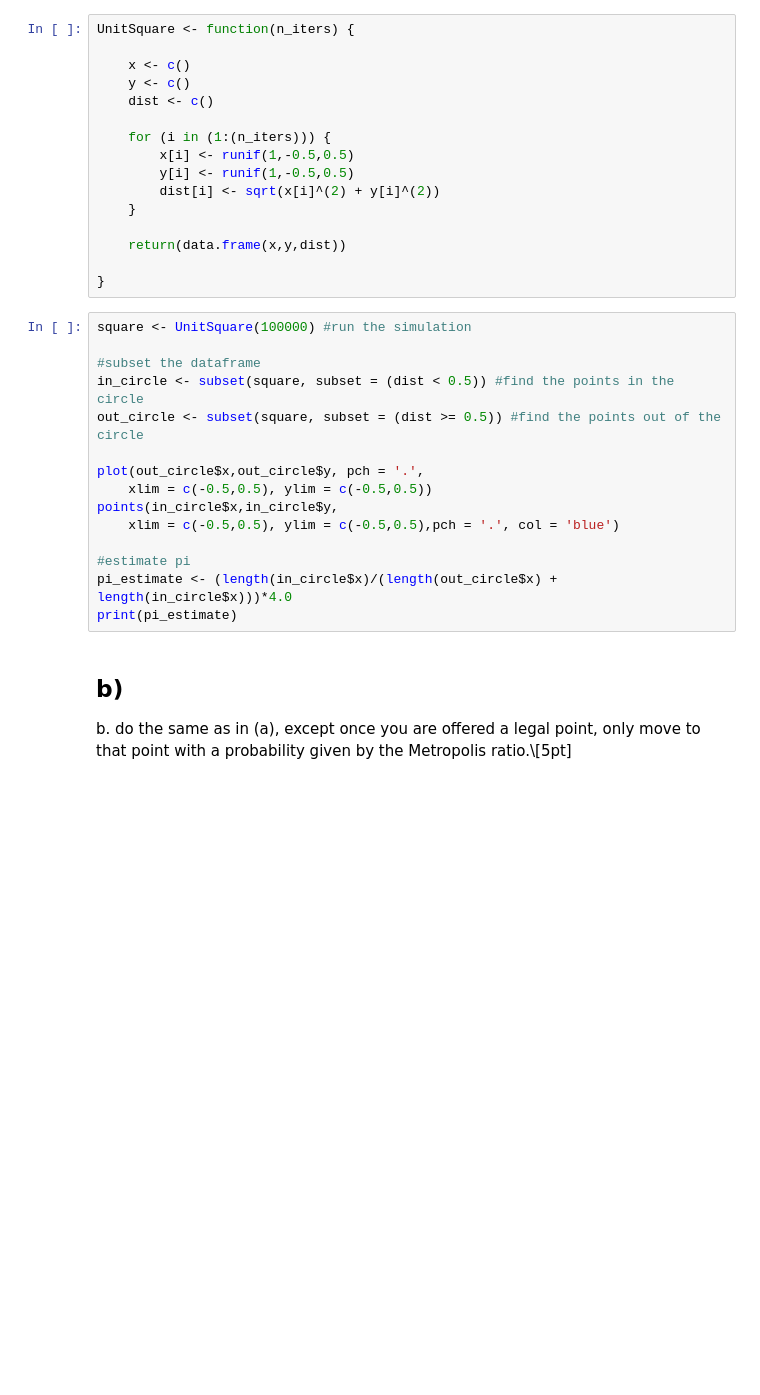
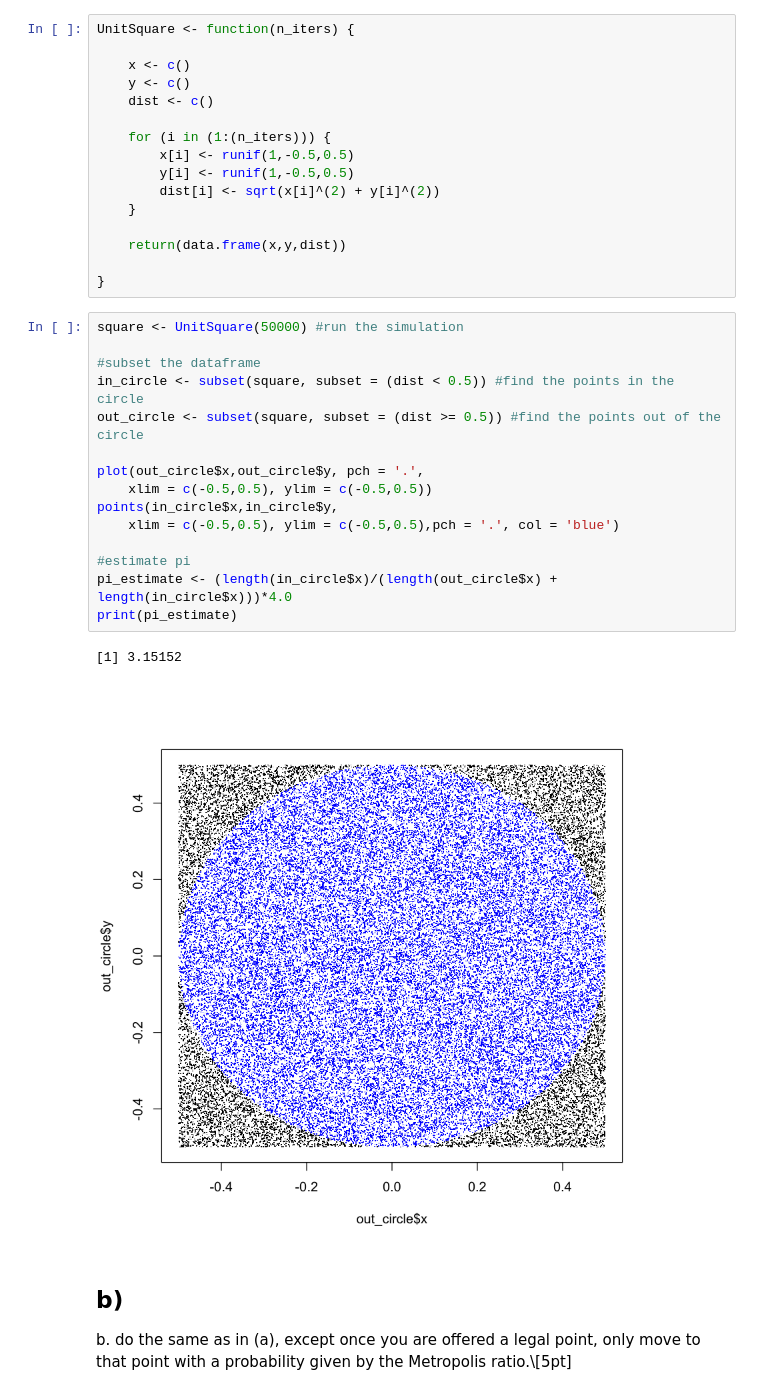
Before and after one commit to franklinmarsh/computational_statistics, a Jupyter notebook: hw4.ipynb, the cells around one changed output. Cells and saved outputs as stored; diff of their text form; blank space fills up the shorter version.

```diff
--- a/hw4.ipynb
+++ b/hw4.ipynb
@@ -97,20 +97,23 @@ UnitSquare <- function(n_iters) {
 
 }
 # %%
-square <- UnitSquare(100000) #run the simulation
+square <- UnitSquare(50000) #run the simulation
 
 #subset the dataframe
 in_circle <- subset(square, subset = (dist < 0.5)) #find the points in the circle
 out_circle <- subset(square, subset = (dist >= 0.5)) #find the points out of the circle
 
 plot(out_circle$x,out_circle$y, pch = '.',
     xlim = c(-0.5,0.5), ylim = c(-0.5,0.5))
 points(in_circle$x,in_circle$y,
     xlim = c(-0.5,0.5), ylim = c(-0.5,0.5),pch = '.', col = 'blue')
 
 #estimate pi
 pi_estimate <- (length(in_circle$x)/(length(out_circle$x) + length(in_circle$x)))*4.0
 print(pi_estimate)
+# %% [output]
+[1] 3.15152
+[figure, added]
 # %% [markdown]
  ## b)
 
```
Also changed, not shown: 1 other file.
